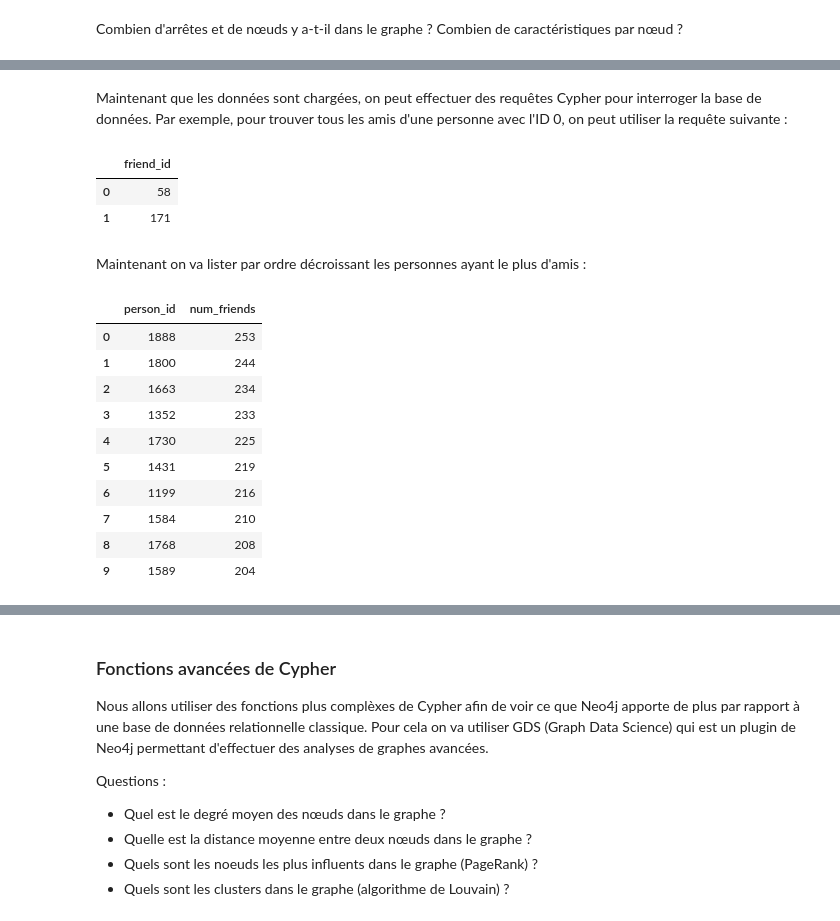
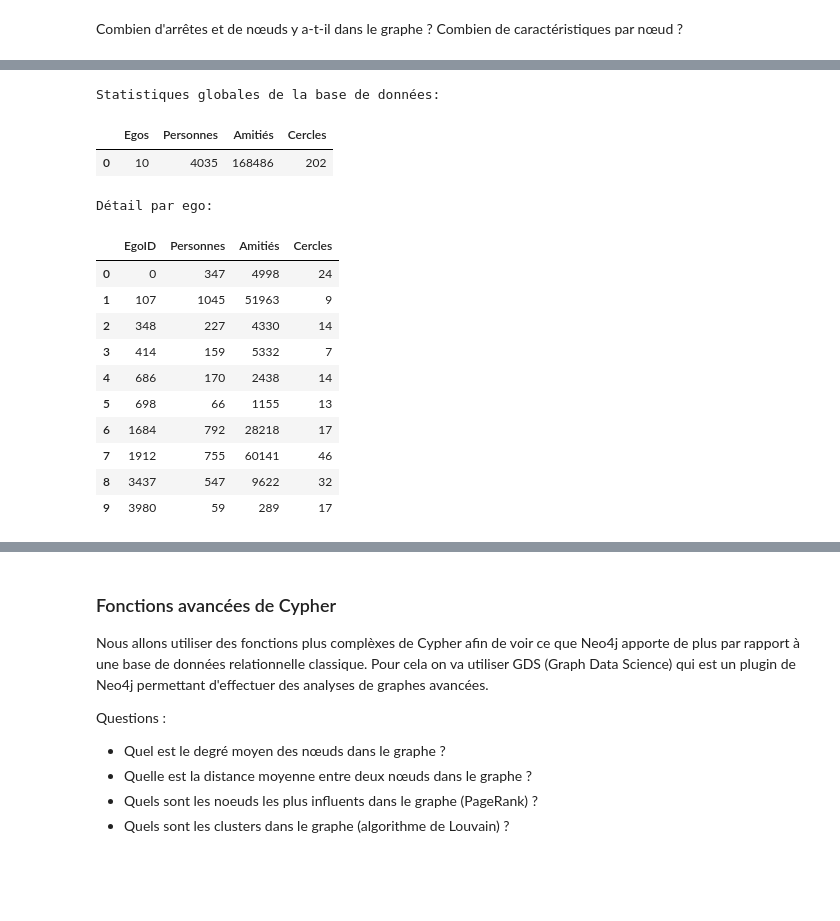
Before and after one commit to rubensailly/TutoNeo4j, a Jupyter notebook: sample.ipynb, the cells around one changed output, grey strips where cells are left out. Drawn from its saved outputs; the diff is of its cells as text; code cells hidden in the pictures; blank space fills up the shorter version.

```diff
--- a/sample.ipynb
+++ b/sample.ipynb
@@ -168,32 +259,47 @@ with open("facebook/107.egofeat", "r") as f:
-# %% [markdown]
-Maintenant que les données sont chargées, on peut effectuer des requêtes Cypher pour interroger la base de données. Par exemple, pour trouver tous les amis d'une personne avec l'ID 0, on peut utiliser la requête suivante :
-# %%
-graph.run("""
-MATCH (p:Person {id:0})-[:FRIEND_WITH]->(friend)
-RETURN friend.id AS friend_id
-""").to_data_frame()
-# %% [output]
-|  | friend_id |
-| 0 | 58 |
-| 1 | 171 |
-# %% [markdown]
-Maintenant on va lister par ordre décroissant les personnes ayant le plus d'amis :
-# %%
-graph.run("""
-MATCH (p:Person)-[:FRIEND_WITH]->(friend)
-RETURN p.id AS person_id, COUNT(friend) AS num_friends
-ORDER BY num_friends DESC
-LIMIT 10
-""").to_data_frame()
-# %% [output]
-|  | person_id | num_friends |
-| 0 | 1888 | 253 |
-| 1 | 1800 | 244 |
-| 2 | 1663 | 234 |
-| 3 | 1352 | 233 |
-| 4 | 1730 | 225 |
-| 5 | 1431 | 219 |
-| 6 | 1199 | 216 |
-| 7 | 1584 | 210 |
-| 8 | 1768 | 208 |
-| 9 | 1589 | 204 |
+# %%
+# Statistiques globales
+stats = graph.run("""
+MATCH (e:Ego)
+WITH count(e) as num_egos
+MATCH (p:Person)
+WITH num_egos, count(p) as num_persons
+MATCH ()-[r:FRIEND_WITH]->()
+WITH num_egos, num_persons, count(r) as num_friendships
+MATCH (c:Circle)
+RETURN num_egos as Egos, num_persons as Personnes, num_friendships as Amitiés, count(c) as Cercles
+""").to_data_frame()
+
+print("Statistiques globales de la base de données:")
+display(stats)
+# %% [output]
+Statistiques globales de la base de données:
+|  | Egos | Personnes | Amitiés | Cercles |
+| 0 | 10 | 4035 | 168486 | 202 |
+# %%
+# Détail par ego
+ego_details = graph.run("""
+MATCH (e:Ego)<-[:BELONGS_TO_EGO]-(p:Person)
+WITH e, count(p) as num_persons
+OPTIONAL MATCH (p2:Person {ego_id: e.id})-[:FRIEND_WITH]->()
+WITH e, num_persons, count(p2) as num_friendships
+OPTIONAL MATCH (c:Circle {ego_id: e.id})
+WITH e, num_persons, num_friendships, count(c) as num_circles
+RETURN e.id as EgoID, num_persons as Personnes, num_friendships as Amitiés, num_circles as Cercles
+ORDER BY e.id
+""").to_data_frame()
+
+print("Détail par ego:")
+display(ego_details)
+# %% [output]
+Détail par ego:
+|  | EgoID | Personnes | Amitiés | Cercles |
+| 0 | 0 | 347 | 4998 | 24 |
+| 1 | 107 | 1045 | 51963 | 9 |
+| 2 | 348 | 227 | 4330 | 14 |
+| 3 | 414 | 159 | 5332 | 7 |
+| 4 | 686 | 170 | 2438 | 14 |
+| 5 | 698 | 66 | 1155 | 13 |
+| 6 | 1684 | 792 | 28218 | 17 |
+| 7 | 1912 | 755 | 60141 | 46 |
+| 8 | 3437 | 547 | 9622 | 32 |
+| 9 | 3980 | 59 | 289 | 17 |
```
Also changed, not shown: parts of 28 cells of this notebook.
